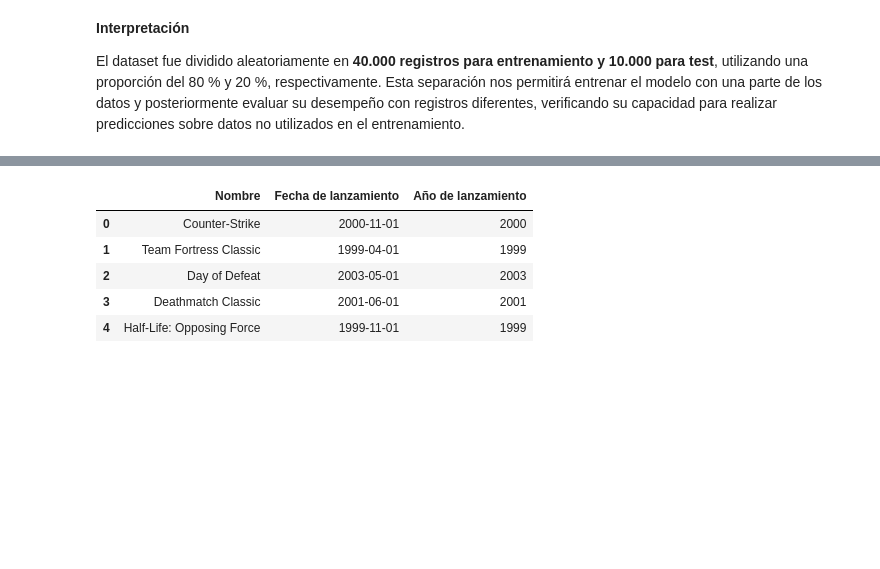
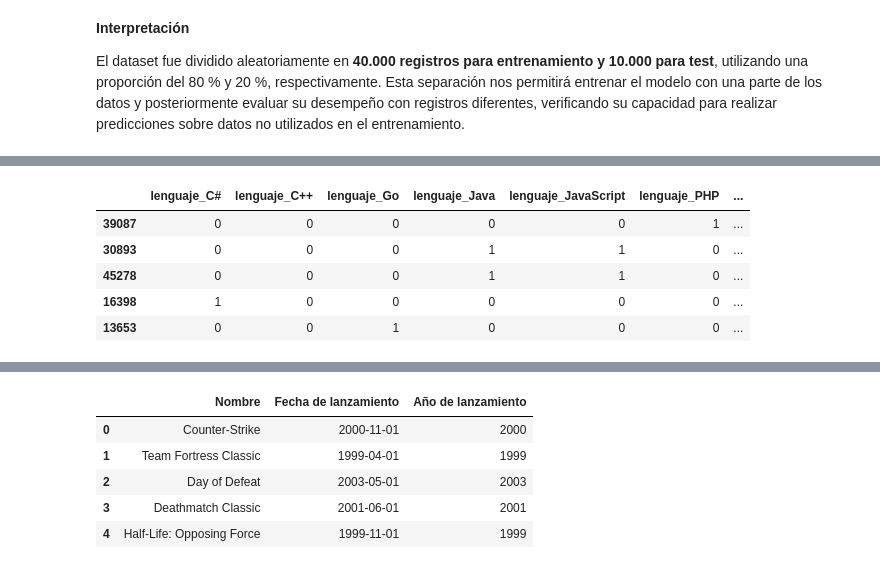
Before and after one commit to Itz-U/Proyecto2_Olivera_Urriola_UPSO-Salliquelo, a Jupyter notebook: Proyecto2_Olivera_Urriola_Salliquelo.ipynb, the cells around one changed output, grey strips where cells are left out. Drawn from its saved outputs; the diff is of its cells as text; code cells hidden in the pictures; blank space fills up the shorter version.

```diff
--- a/Proyecto2_Olivera_Urriola_Salliquelo.ipynb
+++ b/Proyecto2_Olivera_Urriola_Salliquelo.ipynb
@@ -816,0 +792,41 @@ df[["Nombre", "Precio usd", "Rango de precio"]].head()
+# %%
+
+# Creamos los codificadores
+mlb_lenguajes = MultiLabelBinarizer()
+mlb_frameworks = MultiLabelBinarizer()
+
+# Codificamos los lenguajes
+leng_train = pd.DataFrame(
+    mlb_lenguajes.fit_transform(X_train["lista_lenguajes"]),
+    columns=["lenguaje_" + c for c in mlb_lenguajes.classes_],
+    index=X_train.index
+)
+
+leng_test = pd.DataFrame(
+    mlb_lenguajes.transform(X_test["lista_lenguajes"]),
+    columns=leng_train.columns,
+    index=X_test.index
+)
+
+# Codificamos los frameworks
+frame_train = pd.DataFrame(
+    mlb_frameworks.fit_transform(X_train["lista_frameworks"]),
+    columns=["framework_" + c for c in mlb_frameworks.classes_],
+    index=X_train.index
+)
+
+frame_test = pd.DataFrame(
+    mlb_frameworks.transform(X_test["lista_frameworks"]),
+    columns=frame_train.columns,
+    index=X_test.index
+)
+
+# Visualizamos los lenguajes codificados
+leng_train.head()
+# %% [output]
+|  | lenguaje_C# | lenguaje_C++ | lenguaje_Go | lenguaje_Java | lenguaje_JavaScript | lenguaje_PHP | ... |
+| 39087 | 0 | 0 | 0 | 0 | 0 | 1 | ... |
+| 30893 | 0 | 0 | 0 | 1 | 1 | 0 | ... |
+| 45278 | 0 | 0 | 0 | 1 | 1 | 0 | ... |
+| 16398 | 1 | 0 | 0 | 0 | 0 | 0 | ... |
+| 13653 | 0 | 0 | 1 | 0 | 0 | 0 | ... |
```
Also changed, not shown: parts of 23 cells of this notebook.
